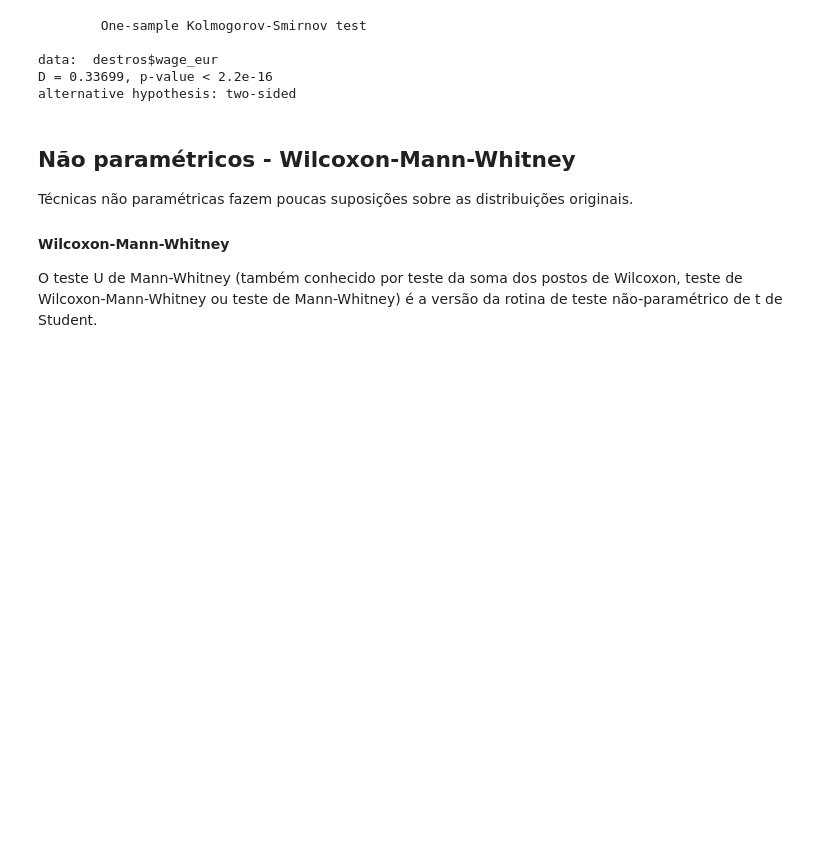
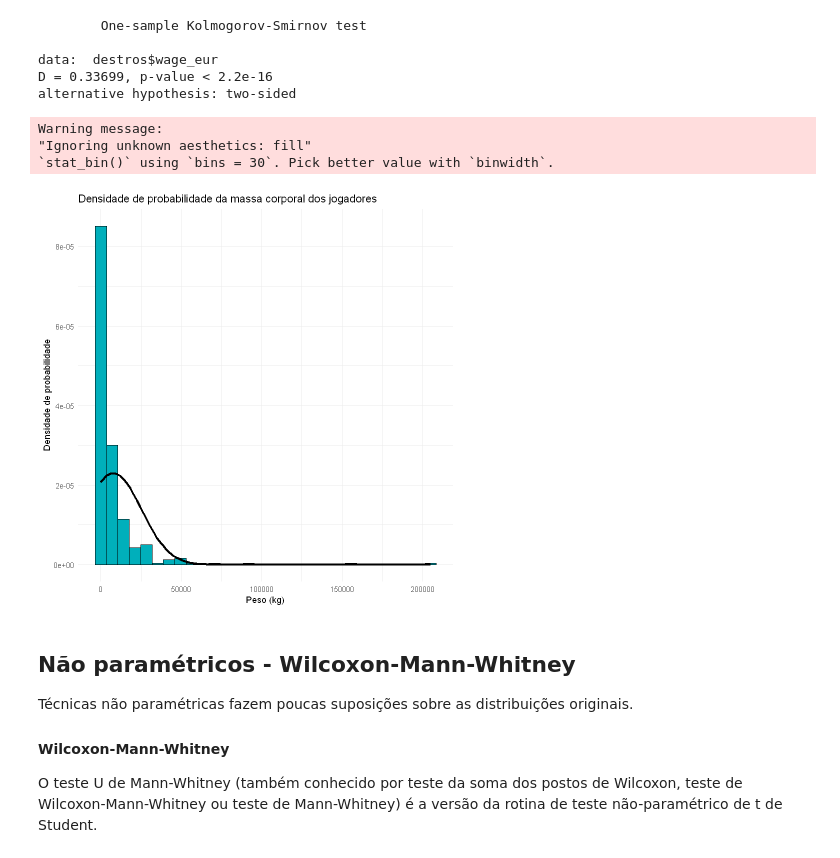
Before and after one commit to turing-usp/workshop_estatistica_com_R, a Jupyter notebook: fifa-gabarito.ipynb, the cells around one changed output. Cells and saved outputs as stored; diff of their text form; code cells hidden in the pictures; blank space fills up the shorter version.

```diff
--- a/fifa-gabarito.ipynb
+++ b/fifa-gabarito.ipynb
@@ -1126,6 +1162,19 @@ Warning message in ks.test(destros$wage_eur, "pnorm", mean(destros$wage_eur), sd
 data:  destros$wage_eur
 D = 0.33699, p-value < 2.2e-16
 alternative hypothesis: two-sided
+# %%
+# Distribuição do salário dos jogadores
+ggplot(destros) +aes( wage_eur) +
+    geom_histogram( aes(y =..density..),fill="#00AFBB",color="black")+
+  stat_function(fun = dnorm, args = list( mean(destros$wage_eur), sd(destros$wage_eur)),aes(fill="black"),size=1.2)+
+  theme_minimal() +
+  labs(y = "Densidade de probabilidade", x = "Peso (kg)",
+  title = "Densidade de probabilidade da massa corporal dos jogadores")
+# %% [output]
+Warning message:
+"Ignoring unknown aesthetics: fill"
+`stat_bin()` using `bins = 30`. Pick better value with `binwidth`.
+[figure, added]
 # %% [markdown]
 ## Não paramétricos - Wilcoxon-Mann-Whitney
 Técnicas não paramétricas fazem poucas suposições sobre as distribuições originais.
```
Also changed, not shown: parts of 8 cells of this notebook.
